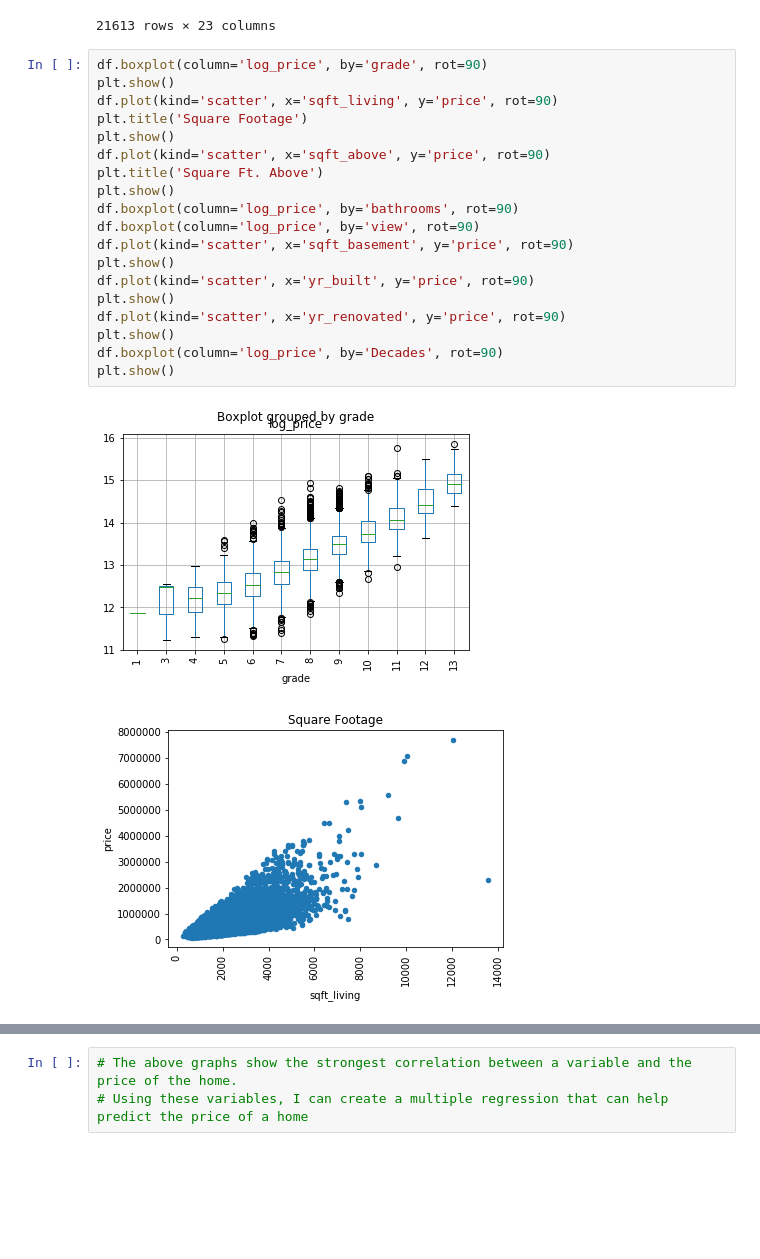
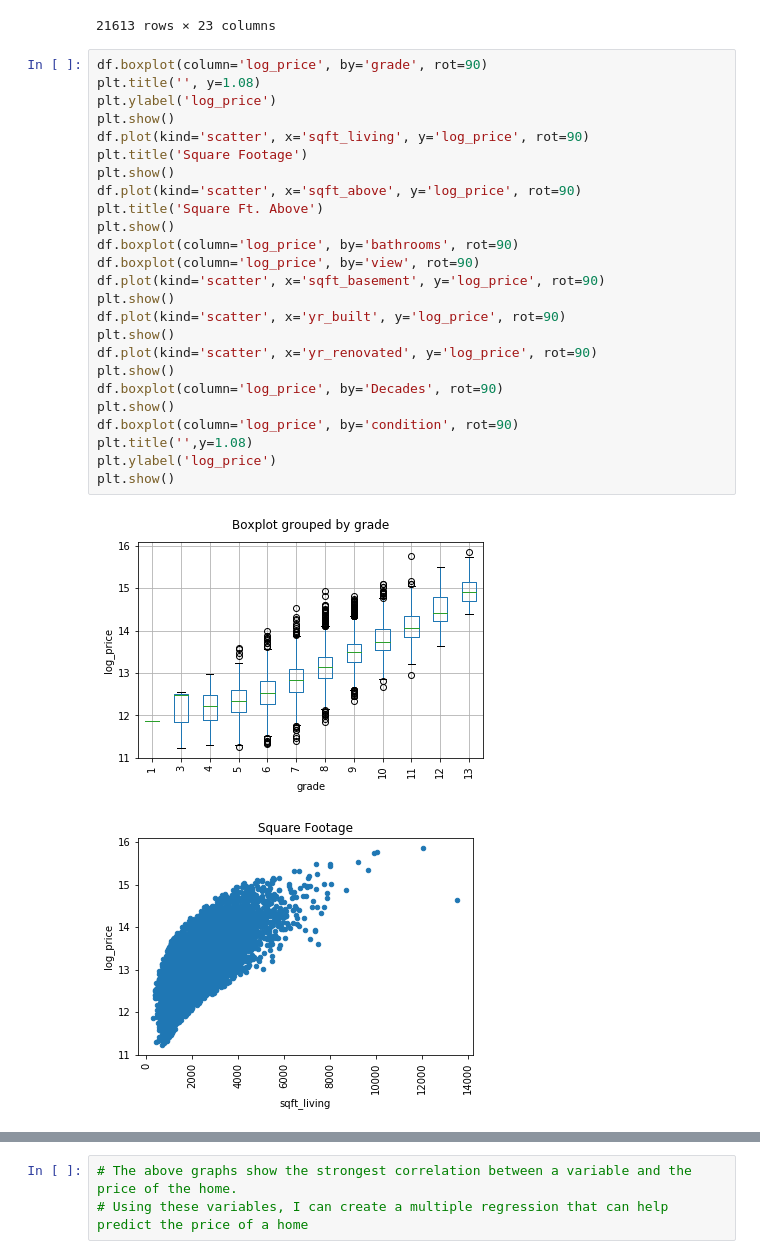
Before and after one commit to ajwal14/Springboard-DSBC, a Jupyter notebook: Housing_Visualization.ipynb, the cells around one changed output, grey strips where cells are left out. Cells and saved outputs as stored; diff of their text form; blank space fills up the shorter version.

```diff
--- a/Housing_Visualization.ipynb
+++ b/Housing_Visualization.ipynb
@@ -95,23 +97,29 @@ df
 21613 rows × 23 columns
 # %%
 df.boxplot(column='log_price', by='grade', rot=90)
+plt.title('', y=1.08)
+plt.ylabel('log_price')
 plt.show()
-df.plot(kind='scatter', x='sqft_living', y='price', rot=90)
+df.plot(kind='scatter', x='sqft_living', y='log_price', rot=90)
 plt.title('Square Footage')
 plt.show()
-df.plot(kind='scatter', x='sqft_above', y='price', rot=90)
+df.plot(kind='scatter', x='sqft_above', y='log_price', rot=90)
 plt.title('Square Ft. Above')
 plt.show()
 df.boxplot(column='log_price', by='bathrooms', rot=90)
 df.boxplot(column='log_price', by='view', rot=90)
-df.plot(kind='scatter', x='sqft_basement', y='price', rot=90)
+df.plot(kind='scatter', x='sqft_basement', y='log_price', rot=90)
 plt.show()
-df.plot(kind='scatter', x='yr_built', y='price', rot=90)
+df.plot(kind='scatter', x='yr_built', y='log_price', rot=90)
 plt.show()
-df.plot(kind='scatter', x='yr_renovated', y='price', rot=90)
+df.plot(kind='scatter', x='yr_renovated', y='log_price', rot=90)
 plt.show()
 df.boxplot(column='log_price', by='Decades', rot=90)
 plt.show()
+df.boxplot(column='log_price', by='condition', rot=90)
+plt.title('',y=1.08)
+plt.ylabel('log_price')
+plt.show()
 # %% [output]
-[figure, old version]
+[figure, new version]
-[figure, old version]
+[figure, new version]
```
Also changed, not shown: parts of 10 cells of this notebook.
